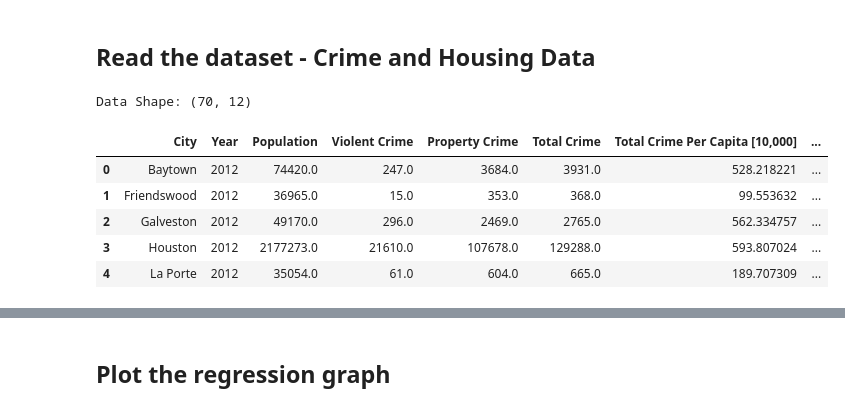
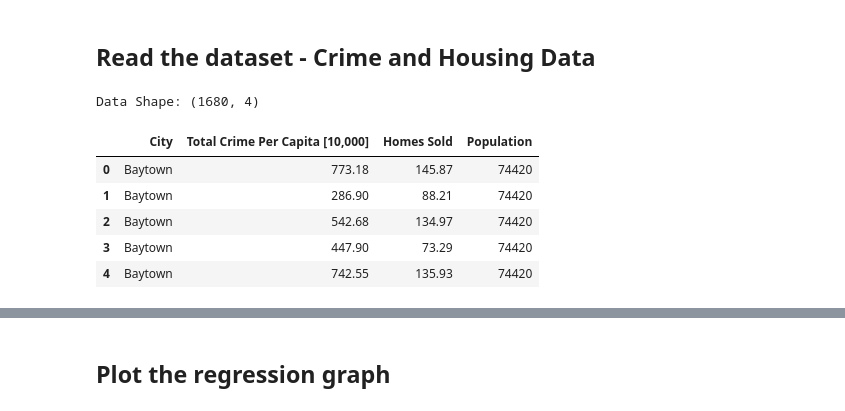
Before and after one commit to andresocorro/project_1, a Jupyter notebook: src_files/HousingAnalysisForDifferentCities.ipynb, the cells around one changed output, grey strips where cells are left out. Drawn from its saved outputs; the diff is of its cells as text; code cells hidden in the pictures.

```diff
--- a/src_files/HousingAnalysisForDifferentCities.ipynb
+++ b/src_files/HousingAnalysisForDifferentCities.ipynb
@@ -16,15 +16,15 @@ from pprint import pprint
 ## Read the dataset - Crime and Housing Data
 # %%
 # read the dataset - Crime and Housing Data
-file_path = os.path.join("..", "Resources", "Redfin_CrimeMergeDataset.csv")
+file_path = os.path.join("..", "Resources", "Redfin_CrimeDetailedset.csv")
 housingCrimeDF = pd.read_csv(file_path)
 print(f"Data Shape: {housingCrimeDF.shape}")
 housingCrimeDF.head()
 # %% [output]
-Data Shape: (70, 12)
+Data Shape: (1680, 4)
-|  | City | Year | Population | Violent Crime | Property Crime | Total Crime | Total Crime Per Capita [10,000] | ... |
-| 0 | Baytown | 2012 | 74420.0 | 247.0 | 3684.0 | 3931.0 | 528.218221 | ... |
-| 1 | Friendswood | 2012 | 36965.0 | 15.0 | 353.0 | 368.0 | 99.553632 | ... |
-| 2 | Galveston | 2012 | 49170.0 | 296.0 | 2469.0 | 2765.0 | 562.334757 | ... |
-| 3 | Houston | 2012 | 2177273.0 | 21610.0 | 107678.0 | 129288.0 | 593.807024 | ... |
-| 4 | La Porte | 2012 | 35054.0 | 61.0 | 604.0 | 665.0 | 189.707309 | ... |
+|  | City | Total Crime Per Capita [10,000] | Homes Sold | Population |
+| 0 | Baytown | 773.18 | 145.87 | 74420 |
+| 1 | Baytown | 286.90 | 88.21 | 74420 |
+| 2 | Baytown | 542.68 | 134.97 | 74420 |
+| 3 | Baytown | 447.90 | 73.29 | 74420 |
+| 4 | Baytown | 742.55 | 135.93 | 74420 |
```
Also changed, not shown: parts of 8 cells of this notebook, 4 other files.
